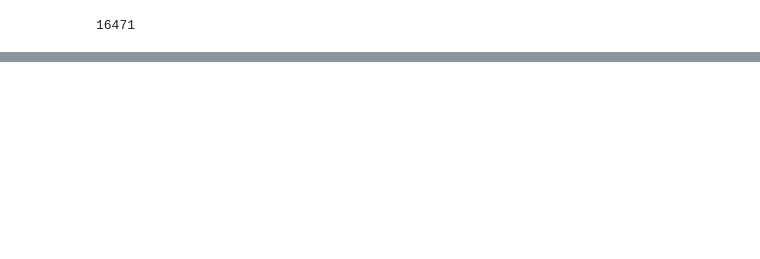
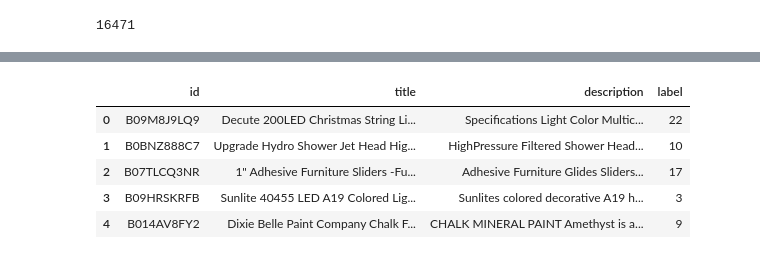
Before and after one commit to the-data-science-union/DSU-W2025-Improving-Marketplace-Search, a Jupyter notebook: cluster_home_products.ipynb, the cells around one changed output, grey strips where cells are left out. Drawn from its saved outputs; the diff is of its cells as text; code cells hidden in the pictures; blank space fills up the shorter version.

```diff
--- a/cluster_home_products.ipynb
+++ b/cluster_home_products.ipynb
@@ -227,2 +250,11 @@ cluster_stats[134]
+# %%
+products_df.head()
+# %% [output]
+|  | id | title | description | label |
+| 0 | B09M8J9LQ9 | Decute 200LED Christmas String Li... | Specifications Light Color Multic... | 22 |
+| 1 | B0BNZ888C7 | Upgrade Hydro Shower Jet Head Hig... | HighPressure Filtered Shower Head... | 10 |
+| 2 | B07TLCQ3NR | 1" Adhesive Furniture Sliders -Fu... | Adhesive Furniture Glides Sliders... | 17 |
+| 3 | B09HRSKRFB | Sunlite 40455 LED A19 Colored Lig... | Sunlites colored decorative A19 h... | 3 |
+| 4 | B014AV8FY2 | Dixie Belle Paint Company Chalk F... | CHALK MINERAL PAINT Amethyst is a... | 9 |
 # %%
 products_df.to_csv("data/labeled_tools_and_home_improvement_products.csv", index=False)
```
Also changed, not shown: parts of 11 cells of this notebook, 2 other files.
